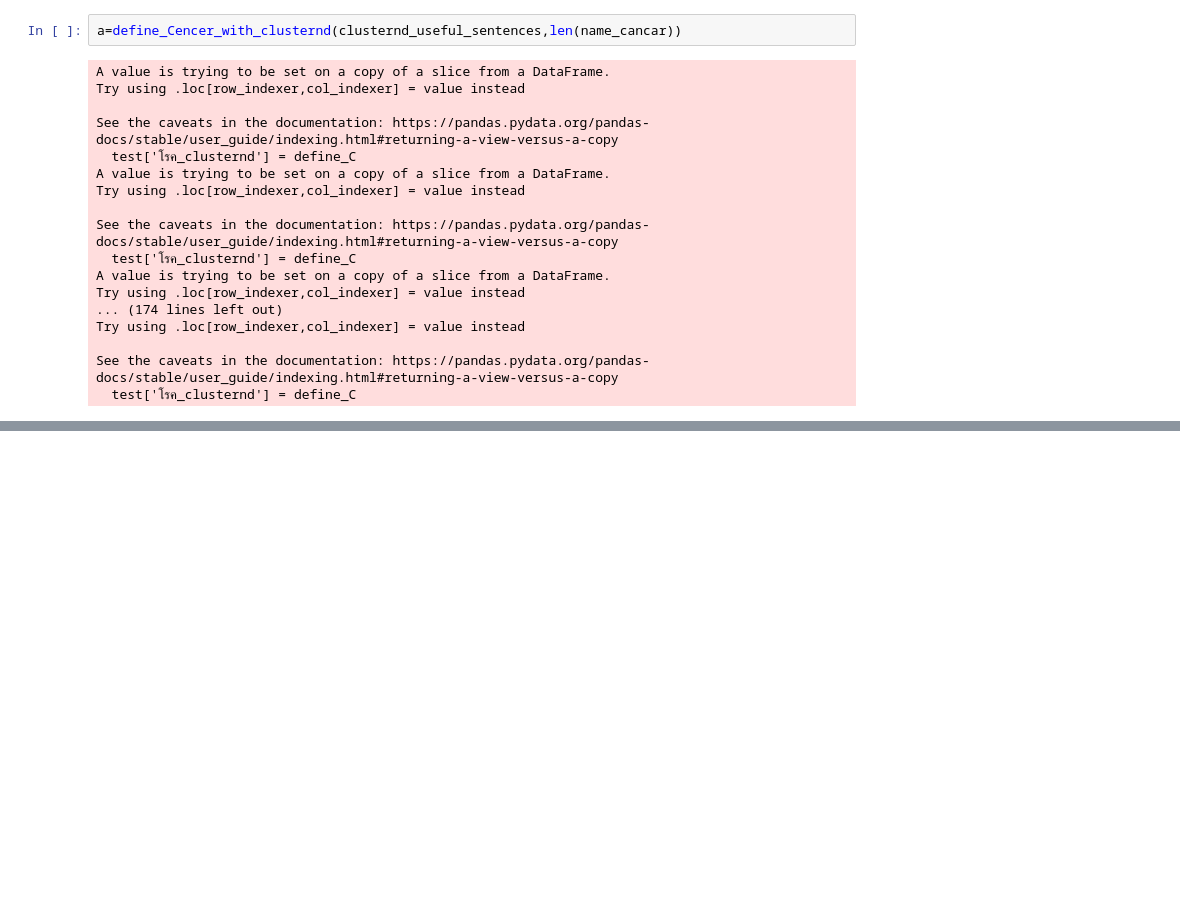
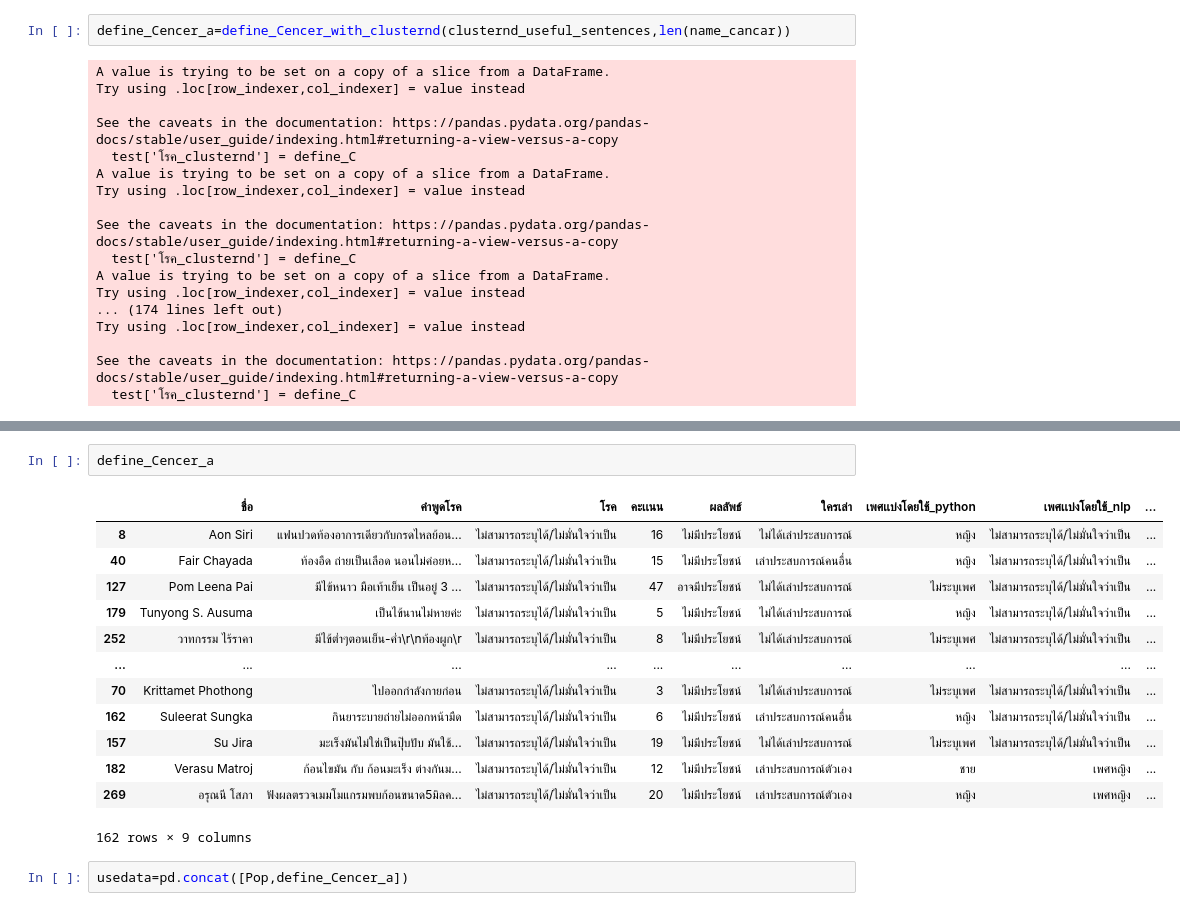
Before and after one commit to MOOwuttichai/BSC_DPDM2023, a Jupyter notebook: บอกโรค+เพศ+ใครเป็นคนเล่า+SentenceTransformer.ipynb, the cells around one changed output, grey strips where cells are left out. Cells and saved outputs as stored; diff of their text form; blank space fills up the shorter version.

Commit message:
update SentenceTransformer

```diff
--- a/บอกโรค+เพศ+ใครเป็นคนเล่า+SentenceTransformer.ipynb
+++ b/บอกโรค+เพศ+ใครเป็นคนเล่า+SentenceTransformer.ipynb
@@ -427,7 +437,7 @@ def define_Cencer_with_clusternd(use_clusternd_sentences,n_clusters):
     data = pd.concat([data,test])
   return data
 # %%
-a=define_Cencer_with_clusternd(clusternd_useful_sentences,len(name_cancar))
+define_Cencer_a=define_Cencer_with_clusternd(clusternd_useful_sentences,len(name_cancar))
 # %% [output]
 A value is trying to be set on a copy of a slice from a DataFrame.
 Try using .loc[row_indexer,col_indexer] = value instead
@@ -464,0 +459,18 @@ a
+# %%
+define_Cencer_a
+# %% [output]
+|  | ชื่อ | คำพูดโรค | โรค | คะเเนน | ผลลัพธ์ | ใครเล่า | เพศเเบ่งโดยใช้_python | เพศเเบ่งโดยใช้_nlp | ... |
+| 8 | Aon Siri | แฟนปวดท้องอาการเดียวกับกรดไหลย้อน... | ไม่สามารถระบุได้/ไม่มั่นใจว่าเป็น | 16 | ไม่มีประโยชน์ | ไม่ได้เล่าประสบการณ์ | หญิง | ไม่สามารถระบุได้/ไม่มั่นใจว่าเป็น | ... |
+| 40 | Fair Chayada | ท้องอืด ถ่ายเป็นเลือด นอนไม่ค่อยห... | ไม่สามารถระบุได้/ไม่มั่นใจว่าเป็น | 15 | ไม่มีประโยชน์ | เล่าประสบการณ์คนอื่น | หญิง | ไม่สามารถระบุได้/ไม่มั่นใจว่าเป็น | ... |
+| 127 | Pom Leena Pai | มีไข้หนาว มือเท้าเย็น เป็นอยู่ 3 ... | ไม่สามารถระบุได้/ไม่มั่นใจว่าเป็น | 47 | อาจมีประโยชน์ | ไม่ได้เล่าประสบการณ์ | ไม่ระบุเพศ | ไม่สามารถระบุได้/ไม่มั่นใจว่าเป็น | ... |
+| 179 | Tunyong S. Ausuma | เป็นไข้นานไม่หายค่ะ | ไม่สามารถระบุได้/ไม่มั่นใจว่าเป็น | 5 | ไม่มีประโยชน์ | ไม่ได้เล่าประสบการณ์ | หญิง | ไม่สามารถระบุได้/ไม่มั่นใจว่าเป็น | ... |
+| 252 | วาทกรรม ไร้ราคา | มีไข้ต่ำๆตอนเย็น-ค่ำ\r\nท้องผูก\r | ไม่สามารถระบุได้/ไม่มั่นใจว่าเป็น | 8 | ไม่มีประโยชน์ | ไม่ได้เล่าประสบการณ์ | ไม่ระบุเพศ | ไม่สามารถระบุได้/ไม่มั่นใจว่าเป็น | ... |
+| ... | ... | ... | ... | ... | ... | ... | ... | ... | ... |
+| 70 | Krittamet Phothong | ไปออกกำลังกายก่อน | ไม่สามารถระบุได้/ไม่มั่นใจว่าเป็น | 3 | ไม่มีประโยชน์ | ไม่ได้เล่าประสบการณ์ | ไม่ระบุเพศ | ไม่สามารถระบุได้/ไม่มั่นใจว่าเป็น | ... |
+| 162 | Suleerat Sungka | กินยาระบายถ่ายไม่ออกหน้ามืด | ไม่สามารถระบุได้/ไม่มั่นใจว่าเป็น | 6 | ไม่มีประโยชน์ | เล่าประสบการณ์คนอื่น | หญิง | ไม่สามารถระบุได้/ไม่มั่นใจว่าเป็น | ... |
+| 157 | Su Jira | มะเร็งมันไม่ใช่เป็นปุ๊บปับ มันใช้... | ไม่สามารถระบุได้/ไม่มั่นใจว่าเป็น | 19 | ไม่มีประโยชน์ | ไม่ได้เล่าประสบการณ์ | ไม่ระบุเพศ | ไม่สามารถระบุได้/ไม่มั่นใจว่าเป็น | ... |
+| 182 | Verasu Matroj | ก้อนไขมัน กับ ก้อนมะเร็ง ต่างกันม... | ไม่สามารถระบุได้/ไม่มั่นใจว่าเป็น | 12 | ไม่มีประโยชน์ | เล่าประสบการณ์ตัวเอง | ชาย | เพศหญิง | ... |
+| 269 | อรุณนี โสภา | ฟังผลตรวจเมมโมแกรมพบก้อนขนาด5มิลค... | ไม่สามารถระบุได้/ไม่มั่นใจว่าเป็น | 20 | ไม่มีประโยชน์ | เล่าประสบการณ์ตัวเอง | หญิง | เพศหญิง | ... |
+162 rows × 9 columns
+# %%
+usedata=pd.concat([Pop,define_Cencer_a])
```
Also changed, not shown: parts of 6 cells of this notebook.
